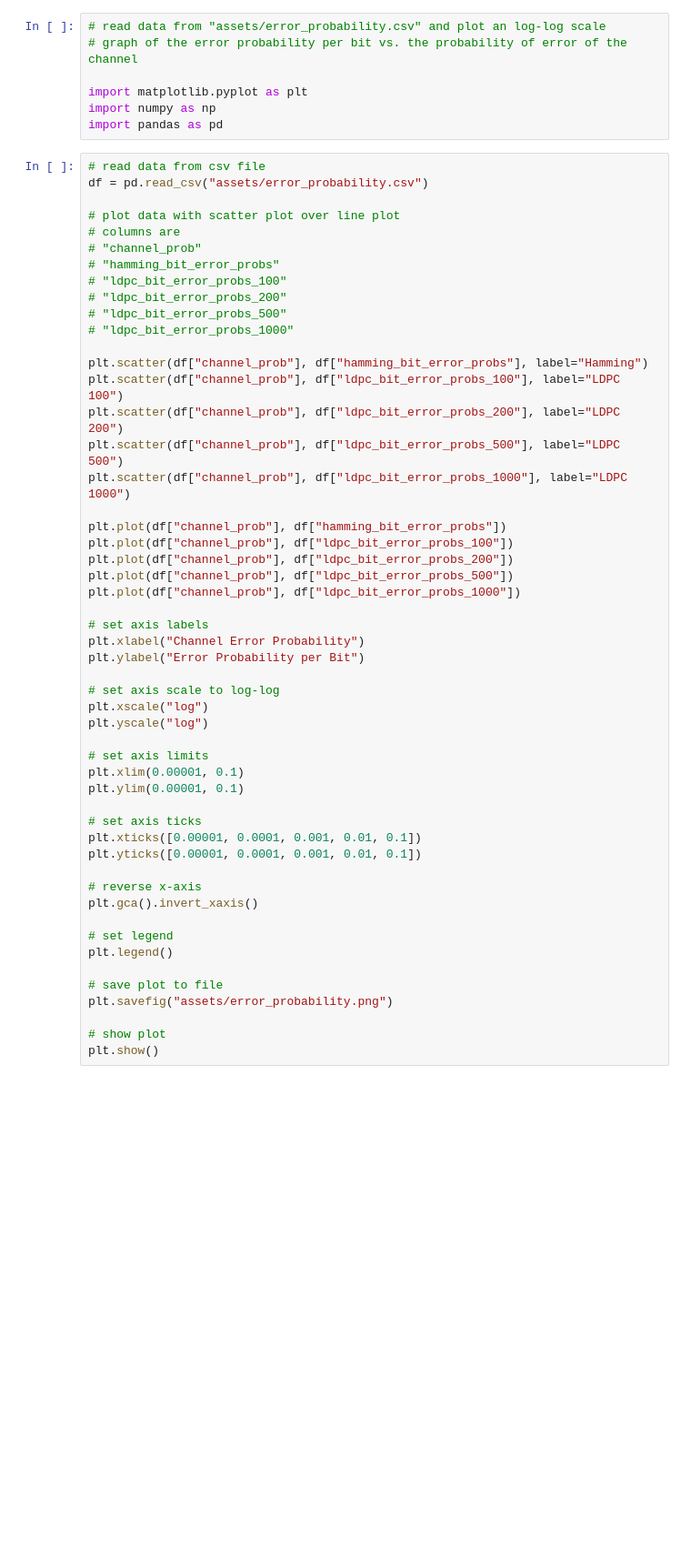
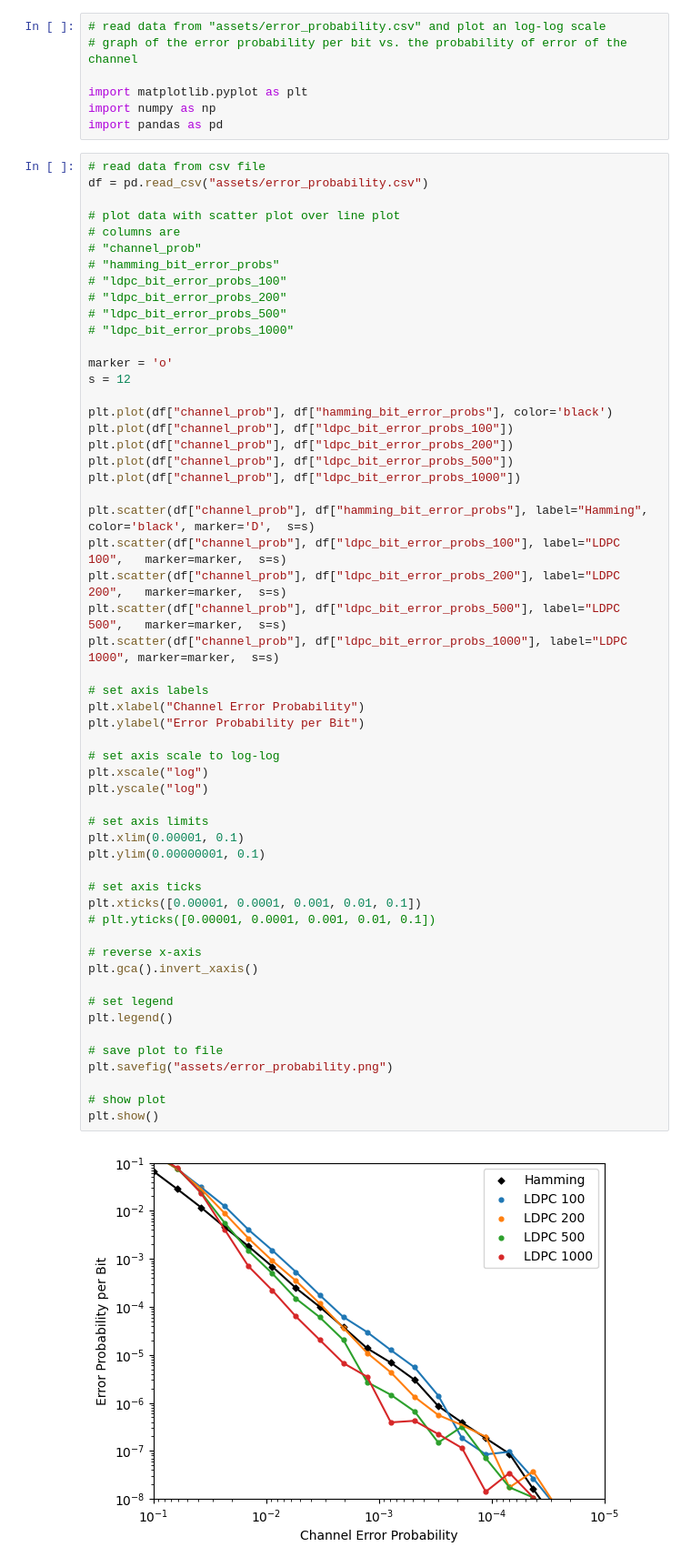
Before and after one commit to bissectra/ele32-lab3, a Jupyter notebook: src/plot.ipynb, the cells around one changed output. Shown at 91% size. Cells and saved outputs as stored; diff of their text form; blank space fills up the shorter version.

```diff
--- a/src/plot.ipynb
+++ b/src/plot.ipynb
@@ -18,42 +18,47 @@ df = pd.read_csv("assets/error_probability.csv")
 # "ldpc_bit_error_probs_500"
 # "ldpc_bit_error_probs_1000"
 
-plt.scatter(df["channel_prob"], df["hamming_bit_error_probs"], label="Hamming")
-plt.scatter(df["channel_prob"], df["ldpc_bit_error_probs_100"], label="LDPC 100")
-plt.scatter(df["channel_prob"], df["ldpc_bit_error_probs_200"], label="LDPC 200")
-plt.scatter(df["channel_prob"], df["ldpc_bit_error_probs_500"], label="LDPC 500")
-plt.scatter(df["channel_prob"], df["ldpc_bit_error_probs_1000"], label="LDPC 1000")
+marker = 'o'
+s = 12
 
-plt.plot(df["channel_prob"], df["hamming_bit_error_probs"])
+plt.plot(df["channel_prob"], df["hamming_bit_error_probs"], color='black')
 plt.plot(df["channel_prob"], df["ldpc_bit_error_probs_100"])
 plt.plot(df["channel_prob"], df["ldpc_bit_error_probs_200"])
 plt.plot(df["channel_prob"], df["ldpc_bit_error_probs_500"])
 plt.plot(df["channel_prob"], df["ldpc_bit_error_probs_1000"])
+
+plt.scatter(df["channel_prob"], df["hamming_bit_error_probs"], label="Hamming", color='black', marker='D',  s=s)
+plt.scatter(df["channel_prob"], df["ldpc_bit_error_probs_100"], label="LDPC 100",   marker=marker,  s=s)
+plt.scatter(df["channel_prob"], df["ldpc_bit_error_probs_200"], label="LDPC 200",   marker=marker,  s=s)
+plt.scatter(df["channel_prob"], df["ldpc_bit_error_probs_500"], label="LDPC 500",   marker=marker,  s=s)
+plt.scatter(df["channel_prob"], df["ldpc_bit_error_probs_1000"], label="LDPC 1000", marker=marker,  s=s)
 
 # set axis labels
 plt.xlabel("Channel Error Probability")
 plt.ylabel("Error Probability per Bit")
 
 # set axis scale to log-log
 plt.xscale("log")
 plt.yscale("log")
 
 # set axis limits
 plt.xlim(0.00001, 0.1)
-plt.ylim(0.00001, 0.1)
+plt.ylim(0.00000001, 0.1)
 
 # set axis ticks
 plt.xticks([0.00001, 0.0001, 0.001, 0.01, 0.1])
-plt.yticks([0.00001, 0.0001, 0.001, 0.01, 0.1])
+# plt.yticks([0.00001, 0.0001, 0.001, 0.01, 0.1])
 
 # reverse x-axis
 plt.gca().invert_xaxis()
 
 # set legend
 plt.legend()
 
 # save plot to file
 plt.savefig("assets/error_probability.png")
 
 # show plot
 plt.show()
+# %% [output]
+[figure, added]
```
Also changed, not shown: 3 other files.
